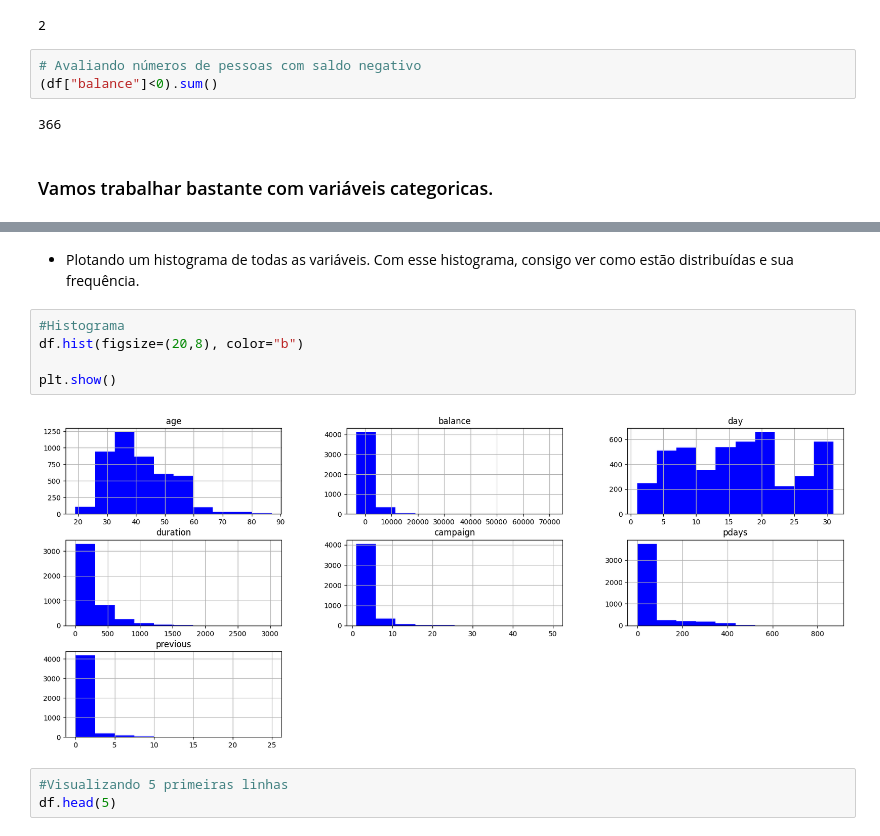
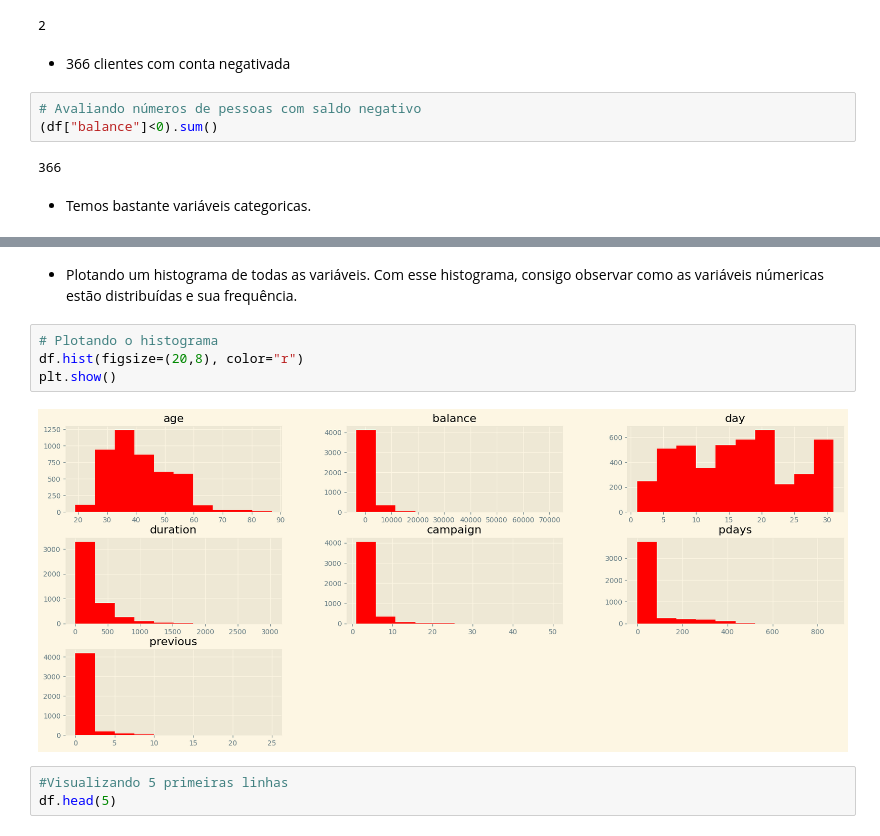
Before and after one commit to felipefagion/bank_machine_learning, a Jupyter notebook: mercado.ipynb, the cells around one changed output, grey strips where cells are left out. Saved outputs shown, nothing was run; the diff lists cells and outputs as text.

```diff
--- a/mercado.ipynb
+++ b/mercado.ipynb
@@ -135,13 +172,15 @@ df.describe().round(2)
 (df["balance"]>30000).sum()
 # %% [output]
 2
+# %% [markdown]
+- 366 clientes com conta negativada
 # %%
 # Avaliando números de pessoas com saldo negativo
 (df["balance"]<0).sum()
 # %% [output]
 366
 # %% [markdown]
-### Vamos trabalhar bastante com variáveis categoricas.
+- Temos bastante variáveis categoricas.
 # %%
 #Valores distintos por coluna
 df.nunique().sort_values()
@@ -165,14 +204,13 @@ duration      875
 balance      2353
 dtype: int64
 # %% [markdown]
-- Plotando um histograma de todas as variáveis. Com esse histograma, consigo ver como estão distribuídas e sua frequência.
+- Plotando um histograma de todas as variáveis. Com esse histograma, consigo observar como  as variáveis númericas estão distribuídas e sua frequência.
 # %%
-#Histograma
-df.hist(figsize=(20,8), color="b")
-
+# Plotando o histograma
+df.hist(figsize=(20,8), color="r")
 plt.show()
 # %% [output]
-[figure, old version]
+[figure, new version]
 # %%
 #Visualizando 5 primeiras linhas
 df.head(5)
```
Also changed, not shown: parts of 32 cells of this notebook.
